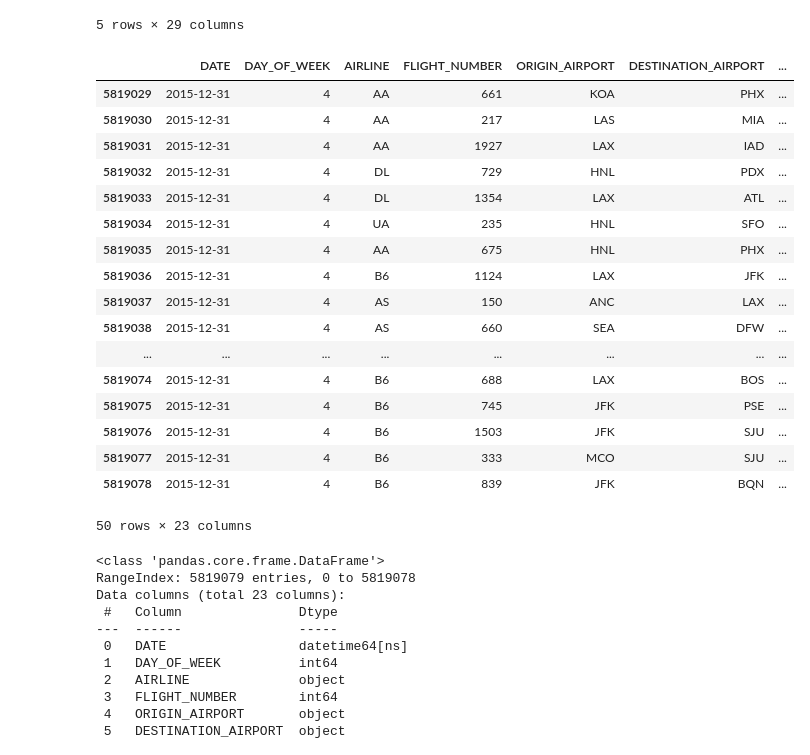
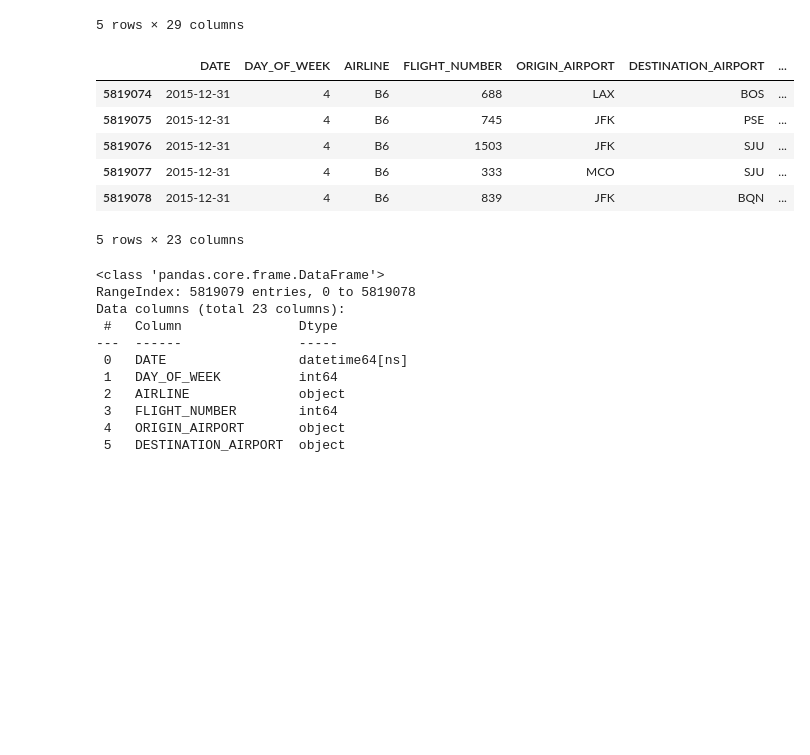
Before and after one commit to dmusili/airlineproject1, a Jupyter notebook: Third_Quarter_Flights.ipynb, the cells around one changed output. Saved outputs shown, nothing was run; the diff lists cells and outputs as text; code cells hidden in the pictures; blank space fills up the shorter version.

```diff
--- a/Third_Quarter_Flights.ipynb
+++ b/Third_Quarter_Flights.ipynb
@@ -3,5 +5,6 @@ import pandas as pd
 # %%
-flights_df = pd.read_csv('flights.csv')
+flights_df = pd.read_csv('flights.csv', low_memory=False)
+ailines_df = pd.read_csv('airlines.csv', low_memory=False)
 # %%
 flights_df.head()
 # %% [output]
@@ -50,26 +71,15 @@ flights_df.head()
 new_order = ['DATE', 'DAY_OF_WEEK', 'AIRLINE', 'FLIGHT_NUMBER', 'ORIGIN_AIRPORT', 'DESTINATION_AIRPORT', 'SCHEDULED_DEPARTURE', 'DEPARTURE_TIME', 'DEPARTURE_DELAY', 'SCHEDULED_TIME', 'ELAPSED_TIME', 'DISTANCE', 'SCHEDULED_ARRIVAL', 'ARRIVAL_TIME', 'ARRIVAL_DELAY', 'DIVERTED', 'CANCELLED', 'CANCELLATION_REASON', 'AIR_SYSTEM_DELAY', 'SECURITY_DELAY', 'AIRLINE_DELAY', 'LATE_AIRCRAFT_DELAY', 'WEATHER_DELAY']
 # %%
 flights_df = flights_df[new_order]
-flights_df.tail(50)
+flights_df.tail()
 # %% [output]
 |  | DATE | DAY_OF_WEEK | AIRLINE | FLIGHT_NUMBER | ORIGIN_AIRPORT | DESTINATION_AIRPORT | ... |
-| 5819029 | 2015-12-31 | 4 | AA | 661 | KOA | PHX | ... |
-| 5819030 | 2015-12-31 | 4 | AA | 217 | LAS | MIA | ... |
-| 5819031 | 2015-12-31 | 4 | AA | 1927 | LAX | IAD | ... |
-| 5819032 | 2015-12-31 | 4 | DL | 729 | HNL | PDX | ... |
-| 5819033 | 2015-12-31 | 4 | DL | 1354 | LAX | ATL | ... |
-| 5819034 | 2015-12-31 | 4 | UA | 235 | HNL | SFO | ... |
-| 5819035 | 2015-12-31 | 4 | AA | 675 | HNL | PHX | ... |
-| 5819036 | 2015-12-31 | 4 | B6 | 1124 | LAX | JFK | ... |
-| 5819037 | 2015-12-31 | 4 | AS | 150 | ANC | LAX | ... |
-| 5819038 | 2015-12-31 | 4 | AS | 660 | SEA | DFW | ... |
-| ... | ... | ... | ... | ... | ... | ... | ... |
 | 5819074 | 2015-12-31 | 4 | B6 | 688 | LAX | BOS | ... |
 | 5819075 | 2015-12-31 | 4 | B6 | 745 | JFK | PSE | ... |
 | 5819076 | 2015-12-31 | 4 | B6 | 1503 | JFK | SJU | ... |
 | 5819077 | 2015-12-31 | 4 | B6 | 333 | MCO | SJU | ... |
 | 5819078 | 2015-12-31 | 4 | B6 | 839 | JFK | BQN | ... |
-50 rows × 23 columns
+5 rows × 23 columns
 # %%
 flights_df.info()
 # %% [output]
```
Also changed, not shown: parts of 13 cells of this notebook.
